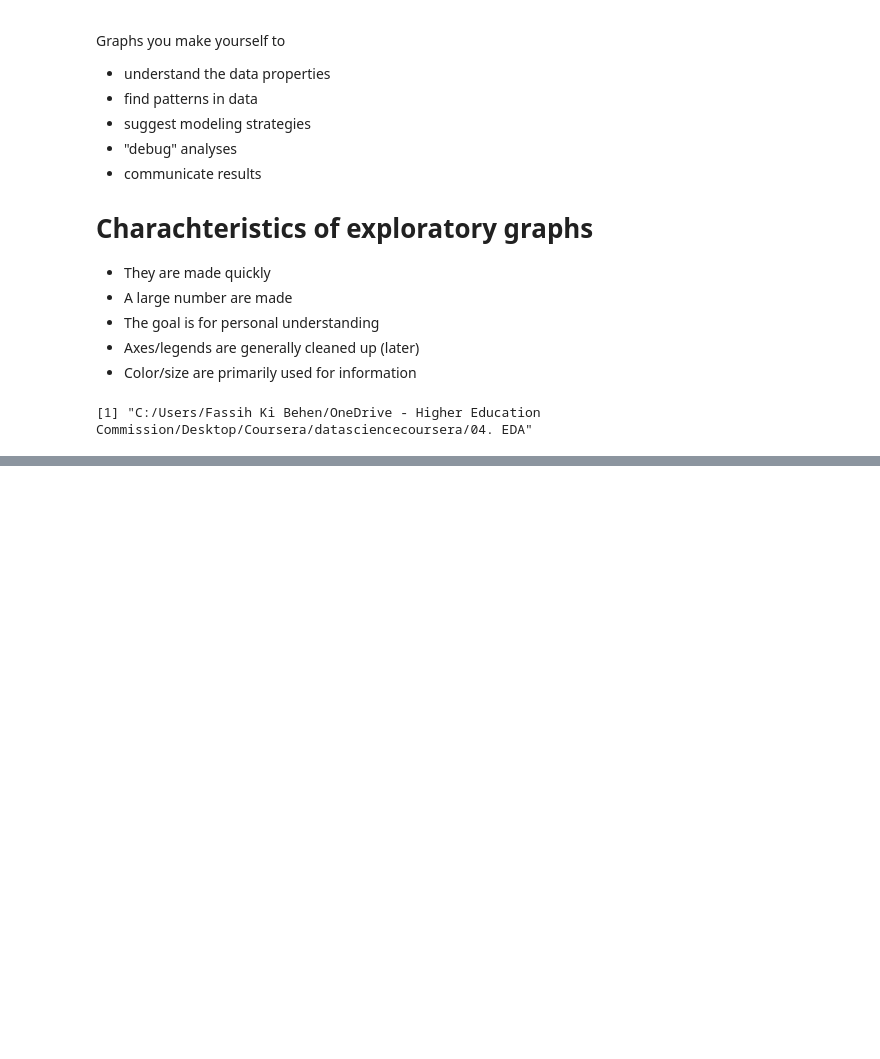
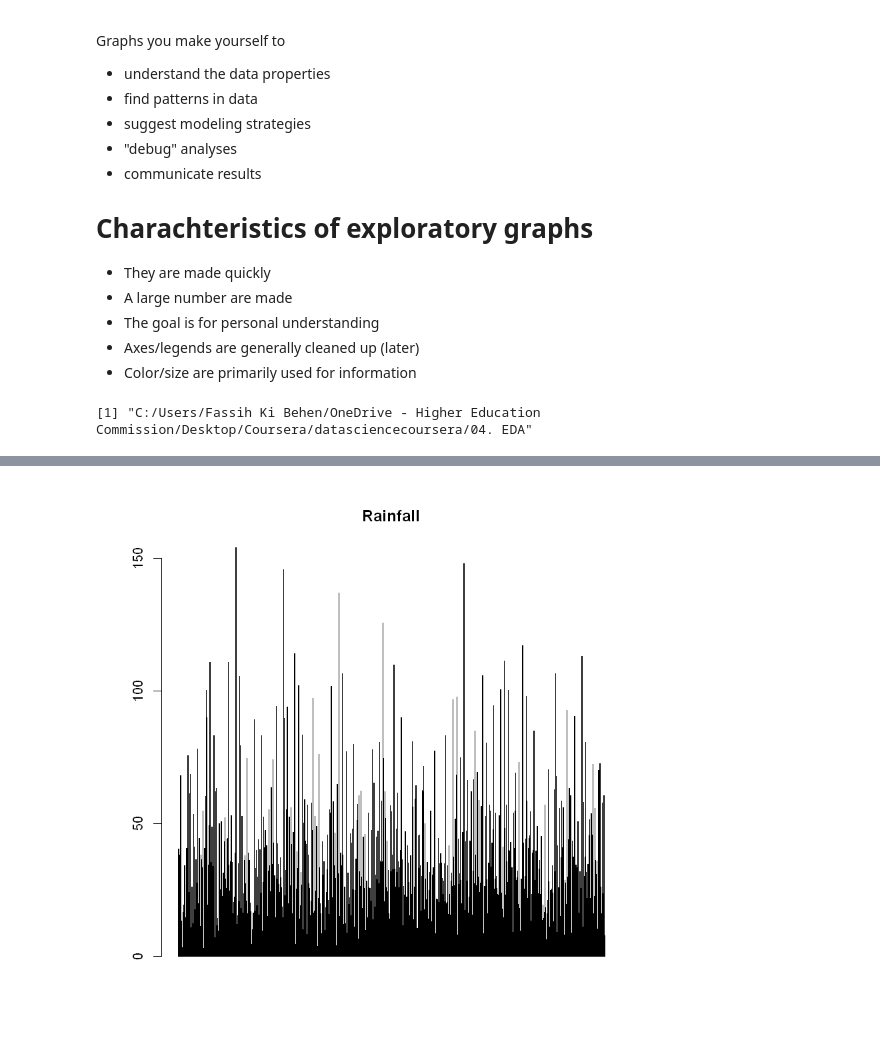
Before and after one commit to FarinaFayyaz/datasciencecoursera, a Jupyter notebook: 04. EDA/Practising Lecture Material.ipynb, the cells around one changed output, grey strips where cells are left out. Saved outputs shown, nothing was run; the diff lists cells and outputs as text; code cells hidden in the pictures; blank space fills up the shorter version.

```diff
--- a/04. EDA/Practising Lecture Material.ipynb
+++ b/04. EDA/Practising Lecture Material.ipynb
@@ -31,0 +68,4 @@ df <- read.csv("Data/pol.csv")
+# %%
+barplot(df$Rainfall,col="magenta",main="Rainfall")
+# %% [output]
+[figure, added]
```
Also changed, not shown: parts of 8 cells of this notebook, 2 other files.
